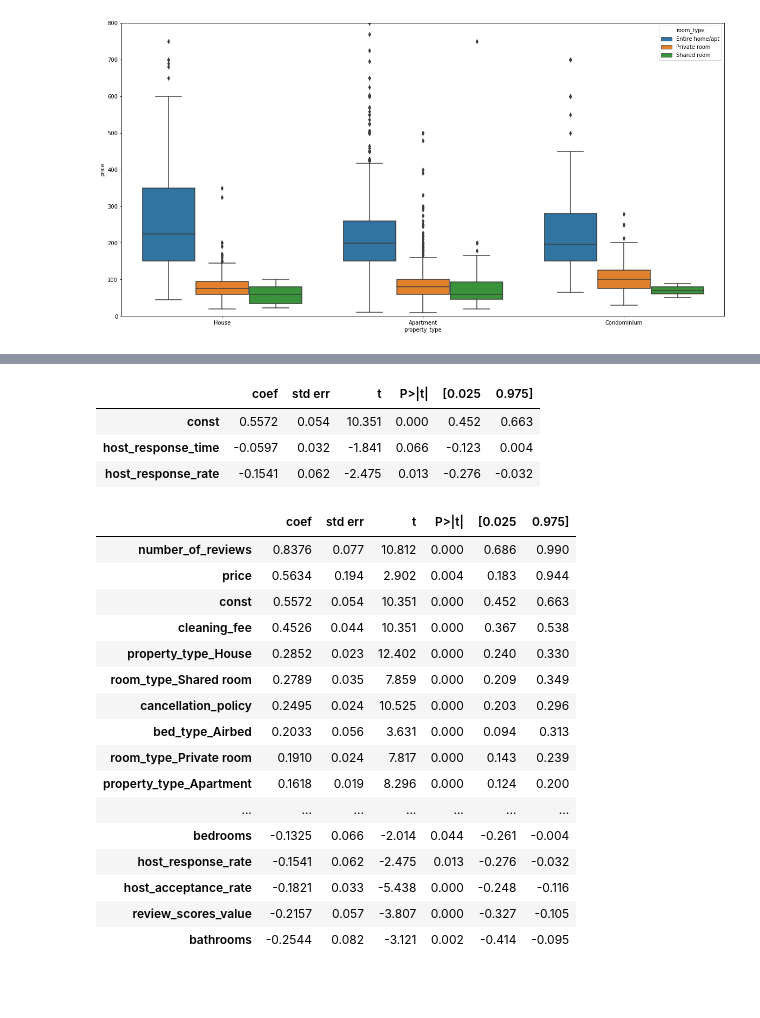
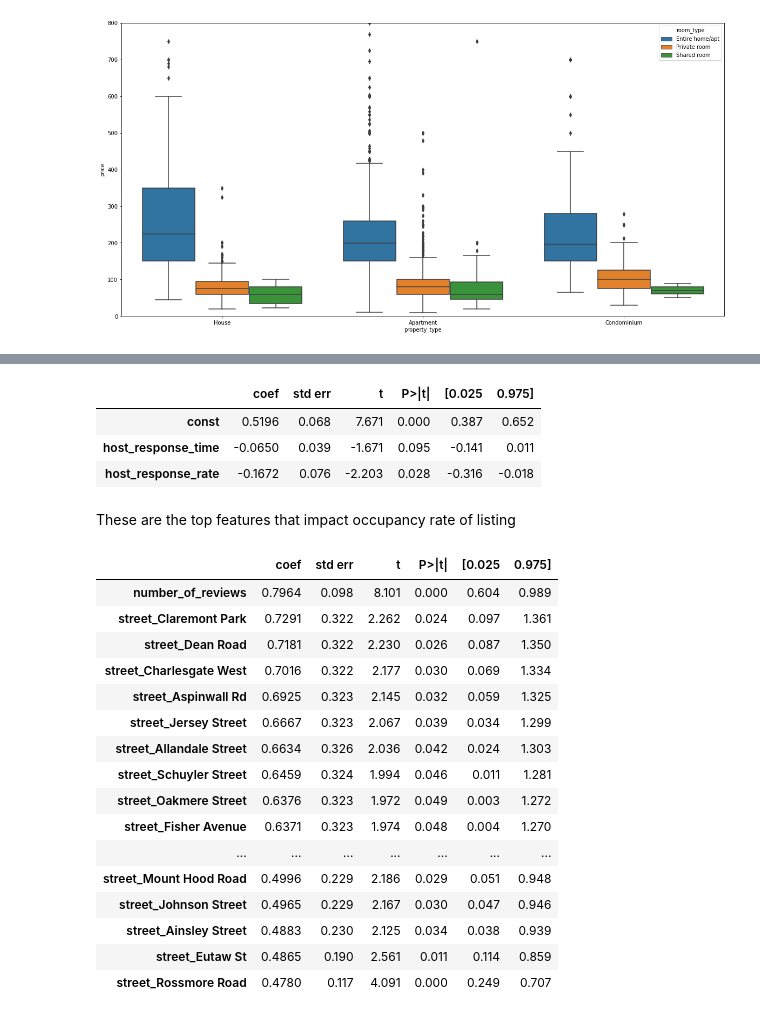
Before and after one commit to Bammbam/udacity_ds_blogpost, a Jupyter notebook: boston_dataset.ipynb, the cells around one changed output, grey strips where cells are left out. Saved outputs shown, nothing was run; the diff lists cells and outputs as text; code cells hidden in the pictures; blank space fills up the shorter version.

Commit message:
Revise according to comments and updates regression model with street column

```diff
--- a/boston_dataset.ipynb
+++ b/boston_dataset.ipynb
@@ -76,3 +82,6 @@ def price_cleaning(df:pd.DataFrame, col:str):
     temp[col] = temp[col].astype(float)
     temp[col] = temp[col].fillna(0)
     return temp[col]
+# %%
+calen_df['pn'] = calen_df['price'].isna()
+calen_df.groupby(by=['available','pn'], as_index=False)['listing_id'].count().sort_values(by='listing_id',ascending=False)
@@ -362,6 +391,8 @@ listing_required['longterm_promo'] = np.where(((listing_required.weekly_price.is
 listing_required = listing_required.drop(columns=['monthly_price','weekly_price','experiences_offered','city'])
 listing_required['id'] = listing_required['id'].astype('string')
 # %%
+# Some of these columns can be use number representation. Thus, we changing them to numerical values
+
 tf_map = {'f':0,'t':1}
 response_rate_map = dict(zip(['within an hour', 'within a few hours', 'within a day',
        'a few days or more',''],
@@ -374,15 +405,17 @@ listing_required['host_is_superhost']= listing_required['host_is_superhost'].app
 listing_required['host_response_time'] = listing_required['host_response_time'].fillna('').apply(lambda x: response_rate_map[x]).astype('float64')
 listing_required['host_verifications'] = listing_required['host_verifications'].apply(lambda x: x.count(','))
 listing_required['cancellation_policy'] = listing_required['cancellation_policy'].apply(lambda x: cancel_strictness[x]).astype('float64')
-# listing_required['review_score_sum'] = listing_required.review_scores_accuracy * listing_required.review_scores_value
+
+# Let's use only summarized scores to represnt the reviews: review_scores_value
 listing_required = listing_required.drop(columns=['review_scores_rating',
  'review_scores_accuracy',
  'review_scores_cleanliness',
  'review_scores_checkin',
- 'review_scores_communication',
- 'review_scores_location'
+ 'review_scores_communication'
  ]
 )
+
+# Reformating these rate values as they are in string format
 for col in ['host_response_rate', 'host_acceptance_rate']:
     fix_rates =[]
     for val in listing_required[col]:
@@ -392,6 +425,8 @@ for col in ['host_response_rate', 'host_acceptance_rate']:
             fix_rates.append(val)
     listing_required[col] = fix_rates
     listing_required[col] = listing_required[col].astype('float64')
+
+# Try extracting street information
 listing_required['street'] =listing_required['street'].apply(lambda x: x.split(',')[0])
 # %%
 listing_required.street.value_counts()
@@ -597,6 +605,10 @@ Index(['id', 'transit', 'street', 'property_type', 'room_type', 'bed_type',
 # %%
-lin_raw = listing_required.drop(columns=['id','transit','street','amenities'])
-lin_raw = create_dummy_df(df=lin_raw, cat_cols=['property_type', 'room_type', 'bed_type'], dummy_na=False)
+# id doesn't give any interpretable data
+# Transit and Amenities will require NLP which will not be covered here
+# lin_raw = listing_required.drop(columns=['id','transit','street','amenities'])
+lin_raw = listing_required.drop(columns=['id','transit','amenities'])
+# lin_raw = create_dummy_df(df=lin_raw, cat_cols=['property_type', 'room_type', 'bed_type'], dummy_na=False)
+lin_raw = create_dummy_df(df=lin_raw, cat_cols=['property_type', 'room_type','street', 'bed_type'], dummy_na=False)
 lin_raw.head(3)
 # %% [output]
 property_type first value is: House
@@ -638,5 +649,5 @@ dtype: float64
 # %%
-for col in lin_raw.isna().mean().sort_values(ascending=False).index[:7]:
+for col in lin_raw.isna().mean().sort_values(ascending=False).index[:10]:
     lin_raw.loc[lin_raw[col].isna(), col] = lin_raw[col].mean()
 # %%
 lin_raw.info()
@@ -692,30 +692,33 @@ Notes:
 strong multicollinearity problems or that the design matrix is singular.
 # %%
+# Save model result to dataframe
 html_var_summary = summary.tables[1].as_html()
 model_data = pd.read_html(html_var_summary, header=0, index_col=0)[0]
 model_data.head(3)
 # %% [output]
 |  | coef | std err | t | P>|t| | [0.025 | 0.975] |
-| const | 0.5572 | 0.054 | 10.351 | 0.000 | 0.452 | 0.663 |
-| host_response_time | -0.0597 | 0.032 | -1.841 | 0.066 | -0.123 | 0.004 |
-| host_response_rate | -0.1541 | 0.062 | -2.475 | 0.013 | -0.276 | -0.032 |
+| const | 0.5196 | 0.068 | 7.671 | 0.000 | 0.387 | 0.652 |
+| host_response_time | -0.0650 | 0.039 | -1.671 | 0.095 | -0.141 | 0.011 |
+| host_response_rate | -0.1672 | 0.076 | -2.203 | 0.028 | -0.316 | -0.018 |
+# %% [markdown]
+These are the top features that impact occupancy rate of listing
 # %%
-model_data[model_data['P>|t|']<=0.05].sort_values('coef',ascending=False)
+model_data[model_data['P>|t|']<=0.05].sort_values('coef',ascending=False)[:30]
 # %% [output]
 |  | coef | std err | t | P>|t| | [0.025 | 0.975] |
-| number_of_reviews | 0.8376 | 0.077 | 10.812 | 0.000 | 0.686 | 0.990 |
-| price | 0.5634 | 0.194 | 2.902 | 0.004 | 0.183 | 0.944 |
-| const | 0.5572 | 0.054 | 10.351 | 0.000 | 0.452 | 0.663 |
-| cleaning_fee | 0.4526 | 0.044 | 10.351 | 0.000 | 0.367 | 0.538 |
-| property_type_House | 0.2852 | 0.023 | 12.402 | 0.000 | 0.240 | 0.330 |
-| room_type_Shared room | 0.2789 | 0.035 | 7.859 | 0.000 | 0.209 | 0.349 |
-| cancellation_policy | 0.2495 | 0.024 | 10.525 | 0.000 | 0.203 | 0.296 |
-| bed_type_Airbed | 0.2033 | 0.056 | 3.631 | 0.000 | 0.094 | 0.313 |
-| room_type_Private room | 0.1910 | 0.024 | 7.817 | 0.000 | 0.143 | 0.239 |
-| property_type_Apartment | 0.1618 | 0.019 | 8.296 | 0.000 | 0.124 | 0.200 |
+| number_of_reviews | 0.7964 | 0.098 | 8.101 | 0.000 | 0.604 | 0.989 |
+| street_Claremont Park | 0.7291 | 0.322 | 2.262 | 0.024 | 0.097 | 1.361 |
+| street_Dean Road | 0.7181 | 0.322 | 2.230 | 0.026 | 0.087 | 1.350 |
+| street_Charlesgate West | 0.7016 | 0.322 | 2.177 | 0.030 | 0.069 | 1.334 |
+| street_Aspinwall Rd | 0.6925 | 0.323 | 2.145 | 0.032 | 0.059 | 1.325 |
+| street_Jersey Street | 0.6667 | 0.323 | 2.067 | 0.039 | 0.034 | 1.299 |
+| street_Allandale Street | 0.6634 | 0.326 | 2.036 | 0.042 | 0.024 | 1.303 |
+| street_Schuyler Street | 0.6459 | 0.324 | 1.994 | 0.046 | 0.011 | 1.281 |
+| street_Oakmere Street | 0.6376 | 0.323 | 1.972 | 0.049 | 0.003 | 1.272 |
+| street_Fisher Avenue | 0.6371 | 0.323 | 1.974 | 0.048 | 0.004 | 1.270 |
 | ... | ... | ... | ... | ... | ... | ... |
-| bedrooms | -0.1325 | 0.066 | -2.014 | 0.044 | -0.261 | -0.004 |
-| host_response_rate | -0.1541 | 0.062 | -2.475 | 0.013 | -0.276 | -0.032 |
-| host_acceptance_rate | -0.1821 | 0.033 | -5.438 | 0.000 | -0.248 | -0.116 |
-| review_scores_value | -0.2157 | 0.057 | -3.807 | 0.000 | -0.327 | -0.105 |
-| bathrooms | -0.2544 | 0.082 | -3.121 | 0.002 | -0.414 | -0.095 |
+| street_Mount Hood Road | 0.4996 | 0.229 | 2.186 | 0.029 | 0.051 | 0.948 |
+| street_Johnson Street | 0.4965 | 0.229 | 2.167 | 0.030 | 0.047 | 0.946 |
+| street_Ainsley Street | 0.4883 | 0.230 | 2.125 | 0.034 | 0.038 | 0.939 |
+| street_Eutaw St | 0.4865 | 0.190 | 2.561 | 0.011 | 0.114 | 0.859 |
+| street_Rossmore Road | 0.4780 | 0.117 | 4.091 | 0.000 | 0.249 | 0.707 |
```
Also changed, not shown: parts of 61 cells of this notebook.
